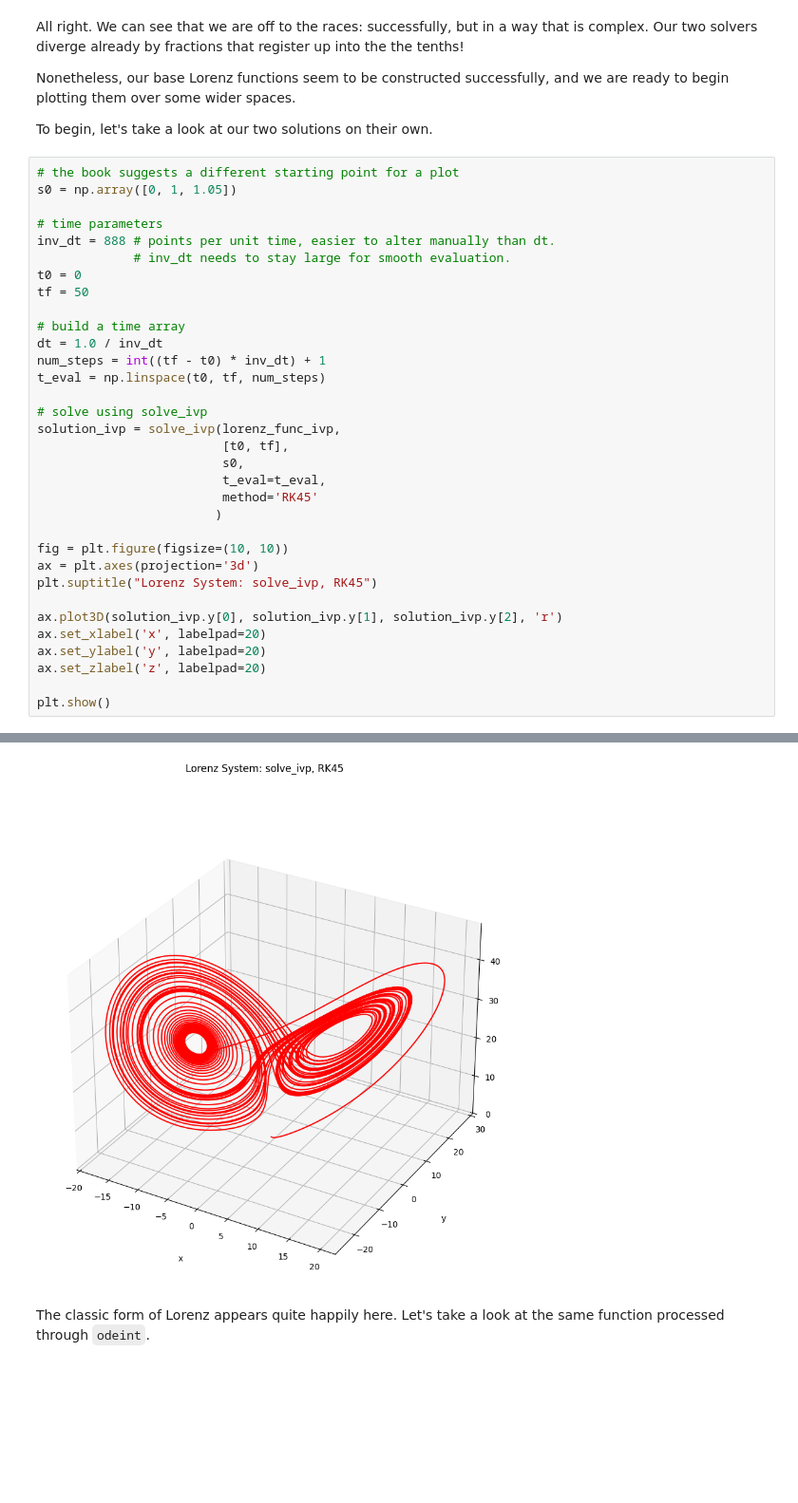
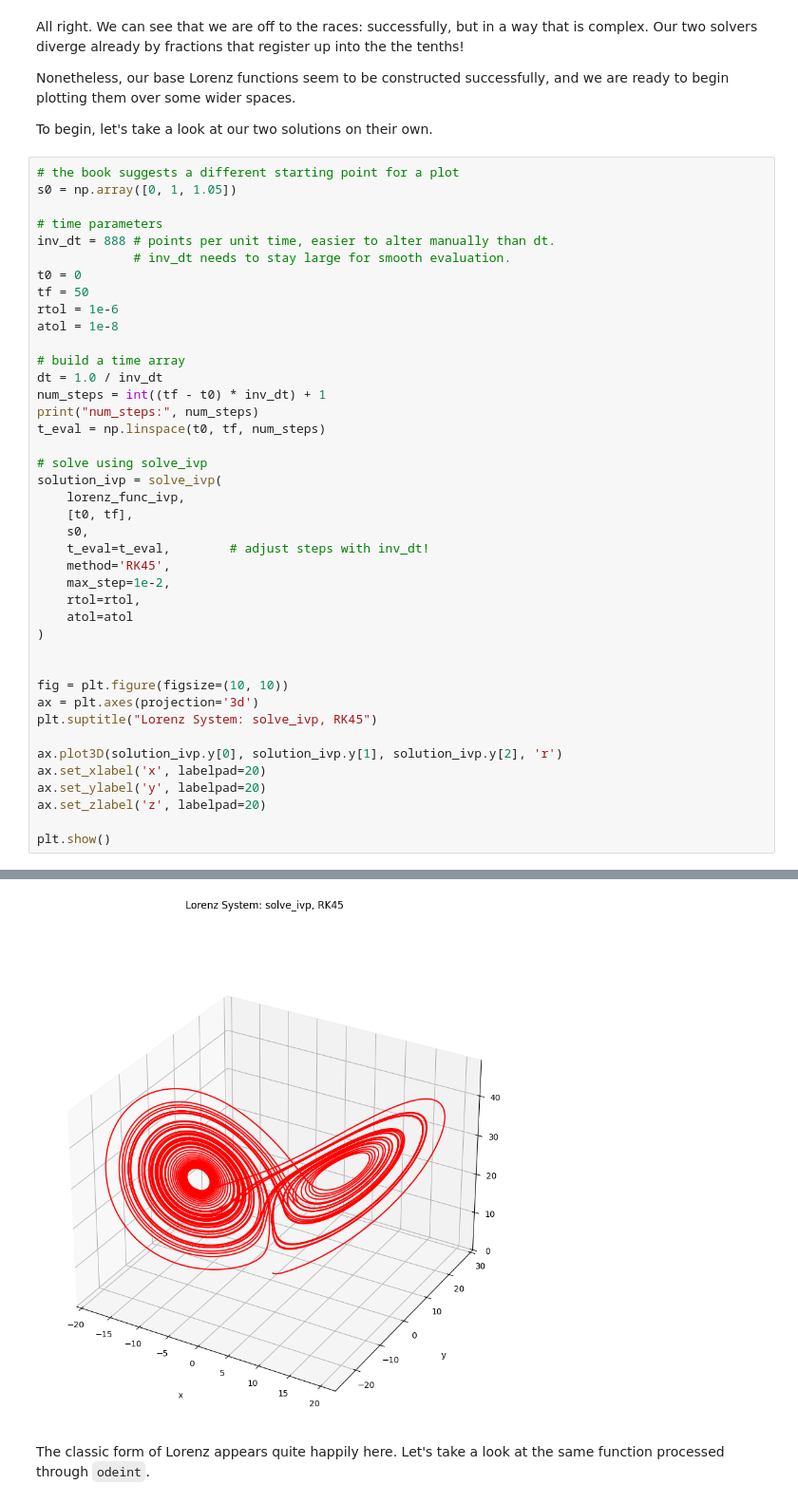
Before and after one commit to peterdresslar/scipy-differential, a Jupyter notebook: Page2.ipynb, the cells around one changed output, grey strips where cells are left out. Shown at 95% size. Cells and saved outputs as stored; diff of their text form; blank space fills up the shorter version.

Commit message:
updates to legend, printing

```diff
--- a/Page2.ipynb
+++ b/Page2.ipynb
@@ -116,19 +116,27 @@ inv_dt = 888 # points per unit time, easier to alter manually than dt.
              # inv_dt needs to stay large for smooth evaluation.
 t0 = 0
 tf = 50
+rtol = 1e-6
+atol = 1e-8
 
 # build a time array
 dt = 1.0 / inv_dt
 num_steps = int((tf - t0) * inv_dt) + 1
+print("num_steps:", num_steps)
 t_eval = np.linspace(t0, tf, num_steps)
 
 # solve using solve_ivp
-solution_ivp = solve_ivp(lorenz_func_ivp,
-                         [t0, tf],
-                         s0,
-                         t_eval=t_eval,
-                         method='RK45'
-                        )
+solution_ivp = solve_ivp(
+    lorenz_func_ivp,
+    [t0, tf],
+    s0,
+    t_eval=t_eval,        # adjust steps with inv_dt!
+    method='RK45',
+    max_step=1e-2,
+    rtol=rtol,
+    atol=atol
+)
+
 
 fig = plt.figure(figsize=(10, 10))
 ax = plt.axes(projection='3d')
@@ -144,4 +153,4 @@ plt.show()
-[figure, old version]
+[figure, new version]
 # %% [markdown]
 The classic form of Lorenz appears quite happily here. Let's take a look at the same function processed through `odeint`.
 # %%
```
Also changed, not shown: parts of 4 cells of this notebook, 1 other file.
